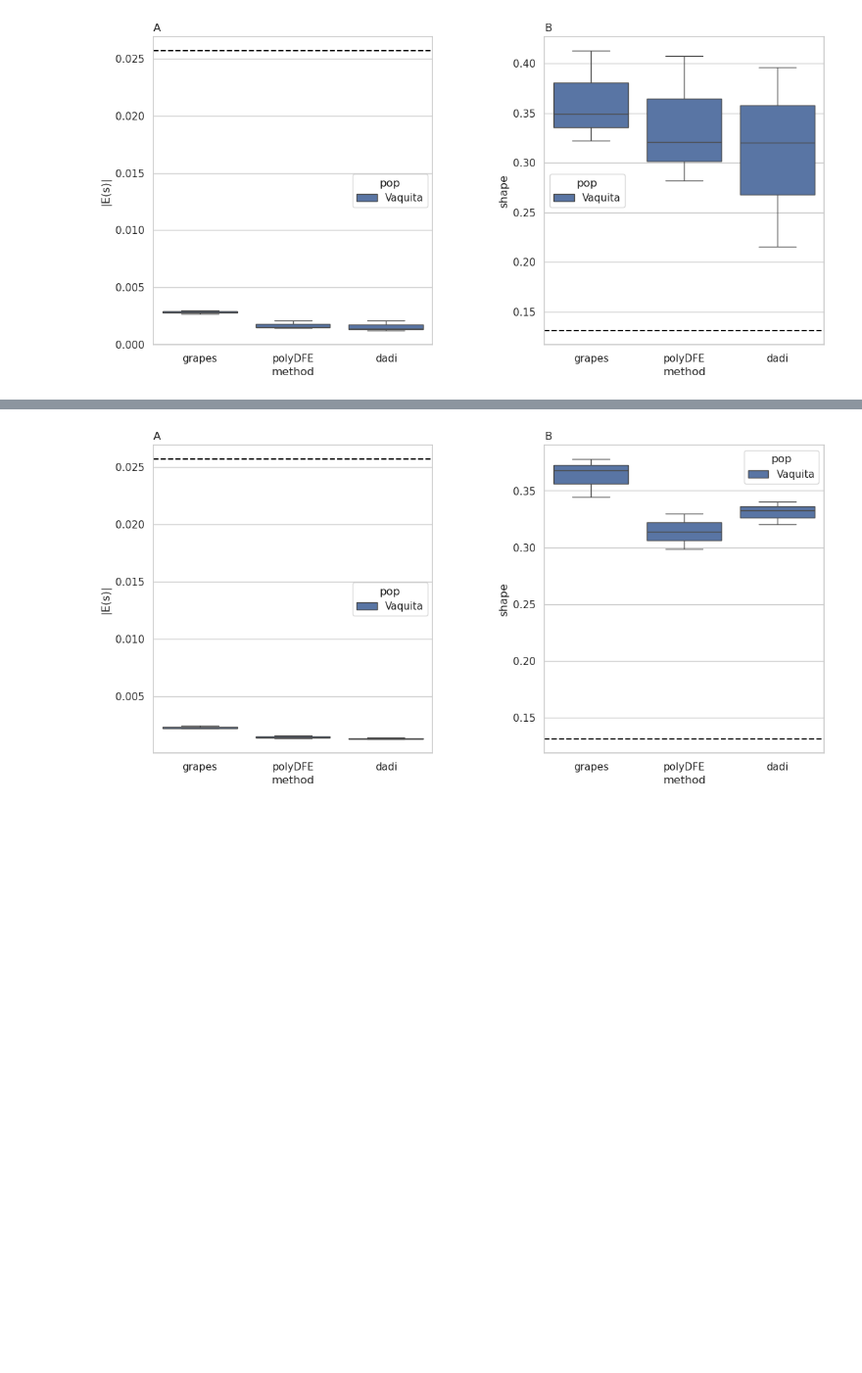
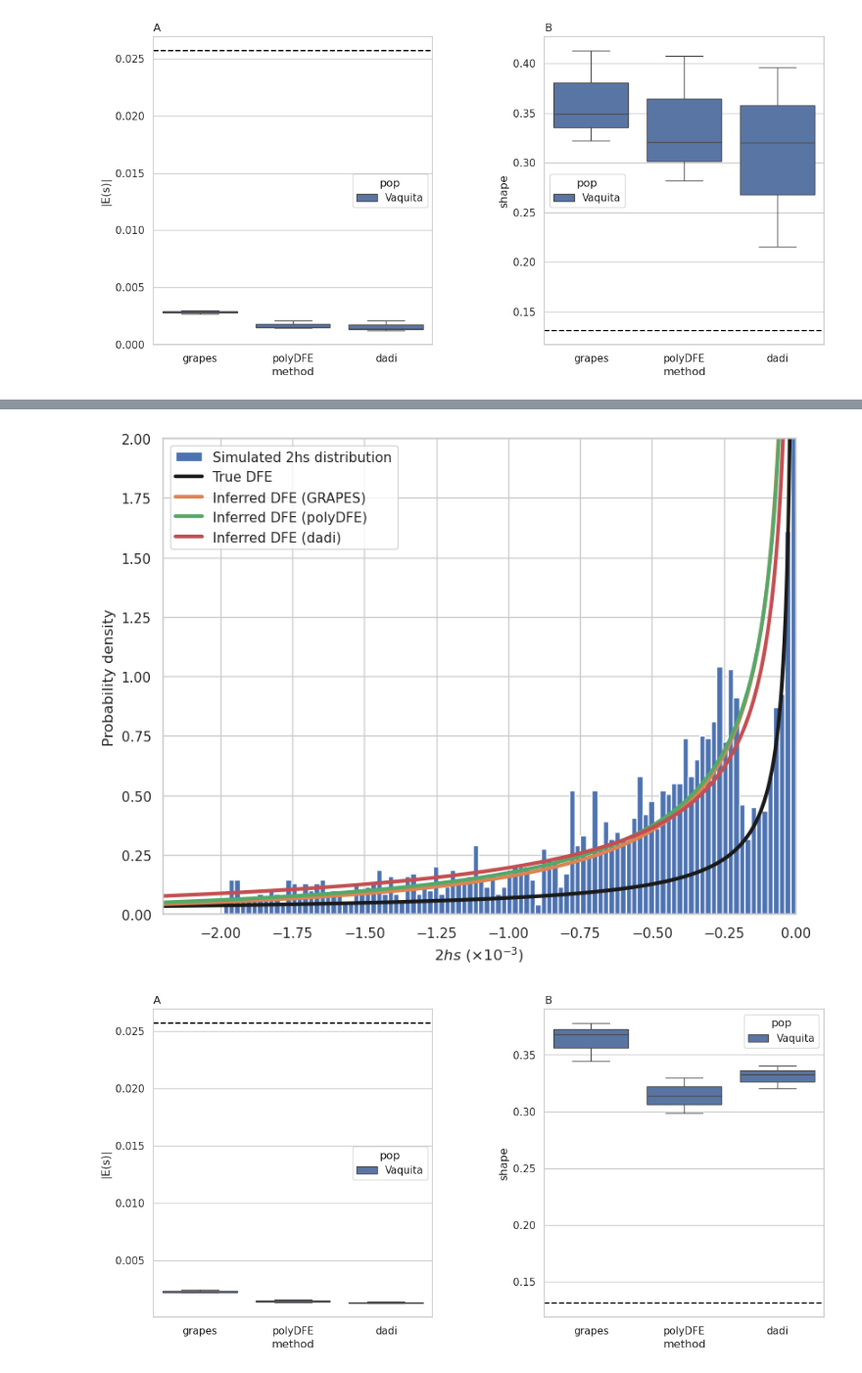
Before and after one commit to popsim-consortium/analysis2, a Jupyter notebook: notebooks/DFE_figures.ipynb, the cells around one changed output, grey strips where cells are left out. Shown: that part at 98% size. Cells and saved outputs as stored; diff of their text form; code cells hidden in the pictures; blank space fills up the shorter version.

Commit message:
added Ryan G's code to notebook for plotting h-s relationship fig (#121)

```diff
--- a/notebooks/DFE_figures.ipynb
+++ b/notebooks/DFE_figures.ipynb
@@ -271,0 +273,84 @@ loss_list.append(pho_sin.get_loss())
+# %%
+import numpy as np
+import scipy.stats.distributions as ssd
+import stdpopsim
+
+Es = dict(pho_sin.all_DFE.groupby(['method'])[['Es']].agg('mean')["Es"])
+shape = dict(pho_sin.all_DFE.groupby(['method'])[['shape']].agg('mean')["shape"])
+
+phosin = stdpopsim.get_species("PhoSin")
+dfe = phosin.get_dfe("Gamma_R22")
+gamma_mean, gamma_shape = dfe.mutation_types[-1].distribution_args
+print(gamma_mean, gamma_shape)
+
+#Ryan Gutenkunst's code
+
+# From https://github.com/popsim-consortium/stdpopsim/blob/main/stdpopsim/catalog/PhoSin/dfes.py
+dominance_coeff_list=[0.0, 0.01, 0.1, 0.4]
+dominance_coeff_breaks=[-0.1, -0.01, -0.001]
+
+N = phosin.population_size
+
+# Construct the corresponding gamma distribution
+gamma_scale = -gamma_mean / gamma_shape
+dfe = ssd.gamma(gamma_shape, scale=gamma_scale)
+assert(dfe.mean() == abs(gamma_mean))
+
+# Simulate draws from the DFE
+s_array = -dfe.rvs(N)
+
+# Sanity check, using method of moments to recover simulated shape and scale.
+# (Fixing location parameter to zero.)
+# mean = shape * scale, var = shape * scale**2
+# So scale = var/mean, and shape = mean/scale
+fit_s_scale = s_array.var()/s_array.mean()
+fit_s_shape = s_array.mean()/fit_s_scale
+# Or just use fit_s_shape, _, fit_s_scale = ssd.gamma.fit(s_array, method='MM', floc=0)
+print('Sanity check: Inferred s shape and mean: {0:.4f}, {1:.5f}'.format(fit_s_shape, fit_s_shape*fit_s_scale))
+
+# Convert to 2*hs
+breaks = [-np.inf] + list(dominance_coeff_breaks) + [0]
+hs_arrays = []
+for h, s_start, s_end in zip(dominance_coeff_list, breaks[:-1], breaks[1:]):
+    hs_arrays.append(2*h*s_array[np.logical_and(s_start < s_array, s_array < s_end)])
+hs_array = np.concatenate(hs_arrays)
+
+# Calculate mean hs
+mean_hs = hs_array.mean()
+print('Simulated mean 2hs: {0:.6f}'.format(mean_hs))
+
+#fit_hs_shape, _, fit_hs_scale = ssd.gamma.fit(hs_array, method='MM', floc=0)
+#dfe_hs = ssd.gamma(fit_hs_shape, scale=-fit_hs_scale)
+#
+#print('Inferred 2hs shape and mean: {0:.4f}, {1:.5f}'.format(fit_hs_shape, fit_hs_shape*fit_hs_scale))
+
+# Results from inferences
+dfe_dadi= ssd.gamma(shape['dadi'], scale=Es['dadi'])
+dfe_polydfe = ssd.gamma(shape['polyDFE'], scale=Es['polyDFE'])
+dfe_grapes = ssd.gamma(shape['grapes'], scale=Es['grapes'])
+
+# Plotting
+import matplotlib.pyplot as plt
+plt.rc('font', size=10)
+
+fig = plt.figure(2132, figsize=(8,6))
+fig.clear()
+ax = fig.add_subplot(1,1,1)
+# Histogram of 2*hs, scaled by 10^3
+ax.hist(hs_array*1e3, bins=101, density=True, label='Simulated 2hs distribution')
+# DFE inferred for 2hs
+xx = np.linspace(-2.2, 0, 1001)
+#increase line width
+ax.plot(xx, dfe.pdf(-xx/1e3)/1e3, '-k', label='True DFE', lw=3)
+ax.plot(xx, dfe_dadi.pdf(-xx/1e3)/1e3, '-', label='Inferred DFE (GRAPES)', lw=3)
+ax.plot(xx, dfe_polydfe.pdf(-xx/1e3)/1e3, '-', label='Inferred DFE (polyDFE)', lw=3)
+ax.plot(xx, dfe_grapes.pdf(-xx/1e3)/1e3, '-', label='Inferred DFE (dadi)', lw=3)
+ax.set_xlabel(r'$2hs\,\,(\times 10^{-3})$')
+ax.set_ylabel('Probability density')
+ax.legend(loc='upper left')
+ax.set_ylim(0, 2)
+ax.set_xlim(-2.2,0)
+fig.tight_layout(pad=0)
+#bigger height and width
+fig.savefig('PhoSin_hs_hist.pdf')
+# %% [output]
@@ -272,3 +360,4 @@ loss_list.append(pho_sin.get_loss())
+[figure, added]
 # %%
 pho_sin = SpeciesInfo(
     species = "PhoSin",
```
Also changed, not shown: parts of 4 cells of this notebook.
